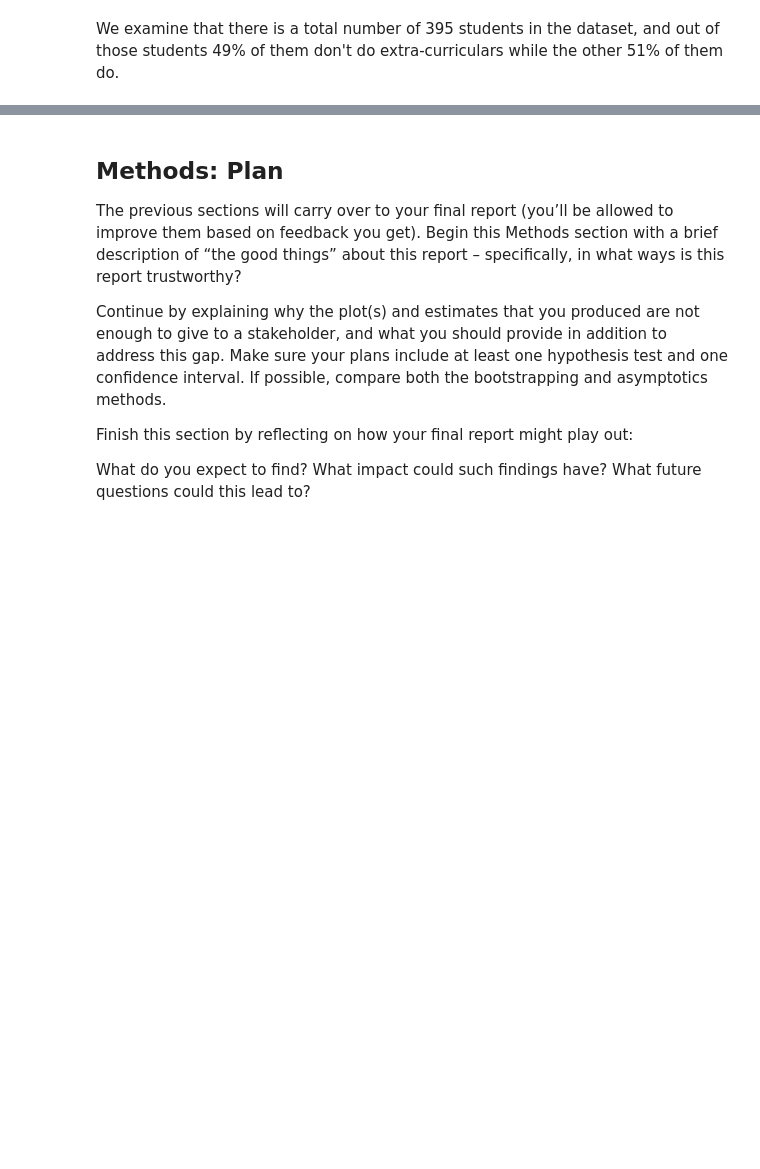
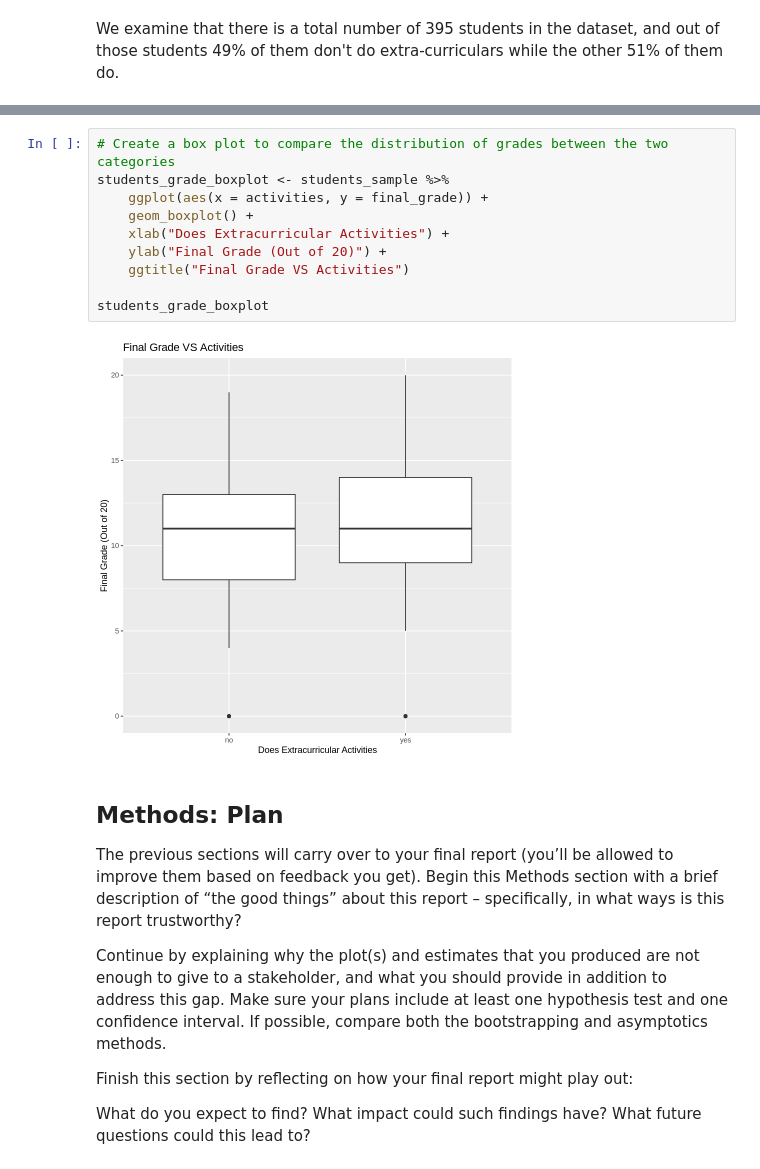
Before and after one commit to lhan0903/STAT201-Group-3, a Jupyter notebook: project-proposal.ipynb, the cells around one changed output, grey strips where cells are left out. Cells and saved outputs as stored; diff of their text form; blank space fills up the shorter version.

```diff
--- a/project-proposal.ipynb
+++ b/project-proposal.ipynb
@@ -135,3 +176,15 @@ A tibble: 2 × 2
+# %%
+# Create a box plot to compare the distribution of grades between the two categories
+students_grade_boxplot <- students_sample %>%
+    ggplot(aes(x = activities, y = final_grade)) +
+    geom_boxplot() +
+    xlab("Does Extracurricular Activities") +
+    ylab("Final Grade (Out of 20)") +
+    ggtitle("Final Grade VS Activities")
+
+students_grade_boxplot
+# %% [output]
+[figure, added]
 # %% [markdown]
 ## Methods: Plan
 
```
Also changed, not shown: parts of 12 cells of this notebook.
